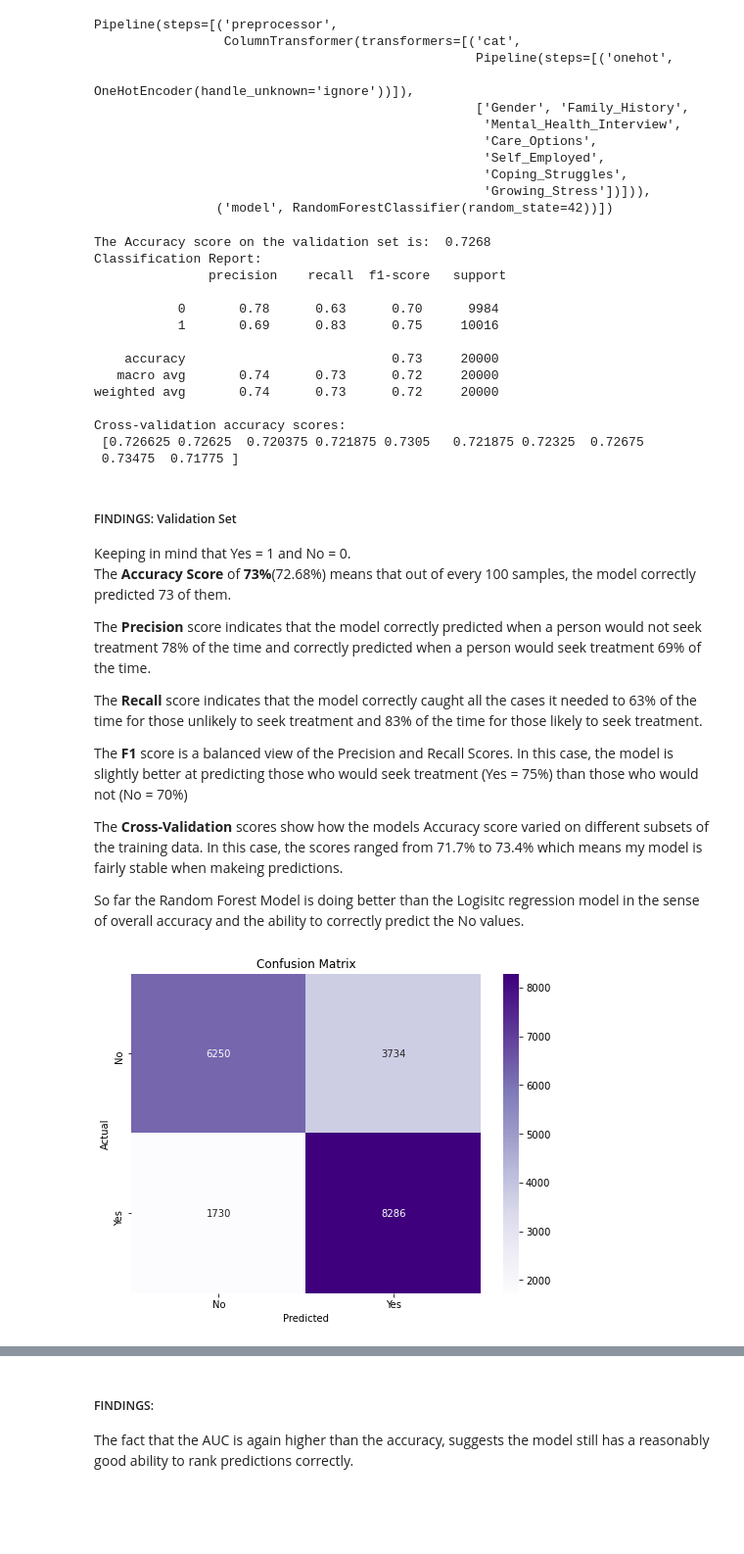
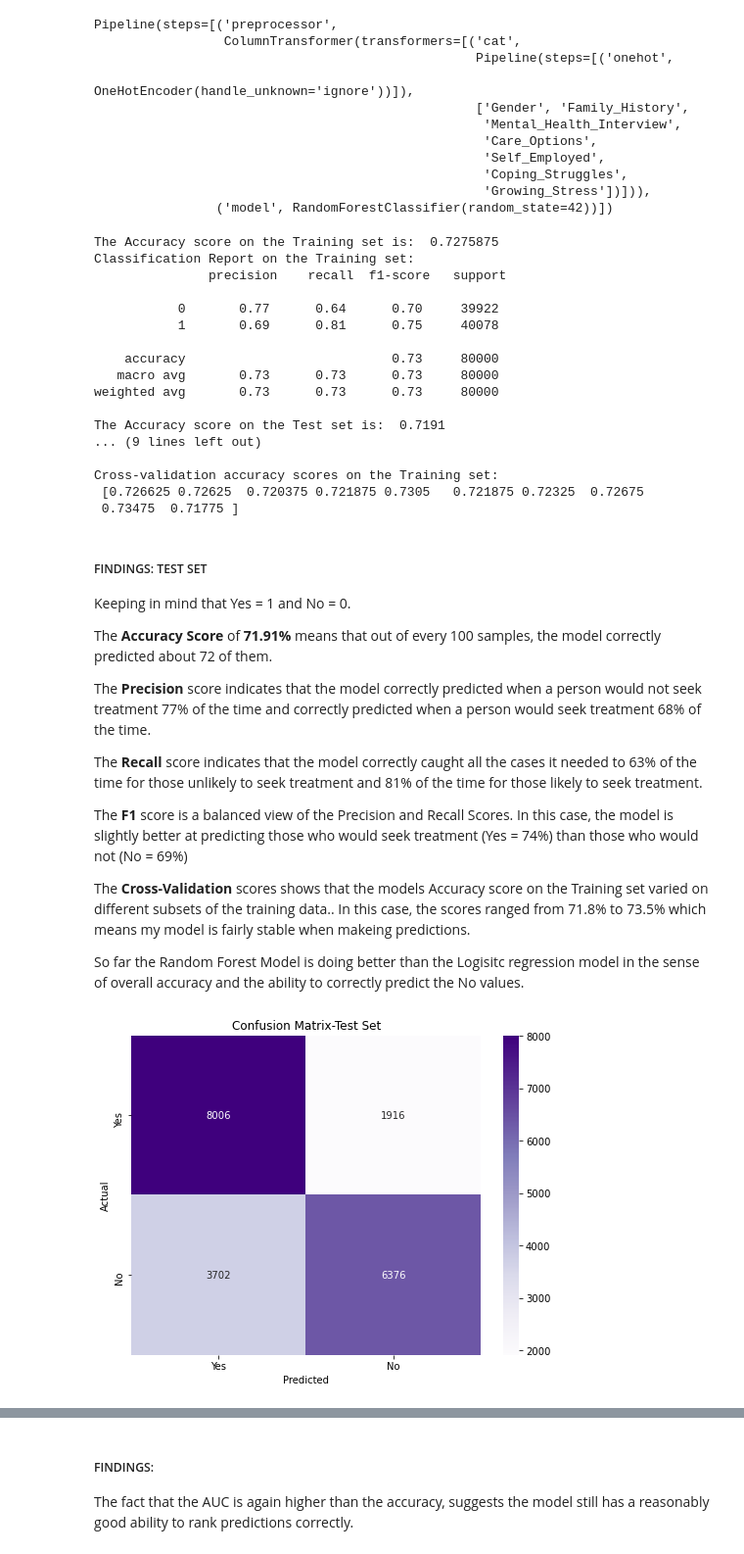
Before and after one commit to Lotus-baumgarner/Will-They-Seek-Treatment, a Jupyter notebook: Models-Conclusions.ipynb, the cells around one changed output, grey strips where cells are left out. Shown at 98% size. Saved outputs shown, nothing was run; the diff lists cells and outputs as text; code cells hidden in the pictures; blank space fills up the shorter version.

```diff
--- a/Models-Conclusions.ipynb
+++ b/Models-Conclusions.ipynb
@@ -99,9 +99,6 @@ significant_features = ['Gender', 'Family_History', 'Mental_Health_Interview', '
 X = df[significant_features]
 y = df['Treatment'].map({'Yes': 1, 'No': 0})
 
-# First split the dataset into train_validation and holdout sets (80/20)
-X_train_val, X_holdout, y_train_val, y_holdout = train_test_split(X, y, test_size=0.2, random_state=42)
-
-# Then split the train_validation set into seperate training and validation sets (75/25)
-X_train, X_val, y_train, y_val = train_test_split(X_train_val, y_train_val, test_size=0.25, random_state=42)
+# First split the dataset into train and test sets (80/20)
+X_train, X_test, y_train, y_test = train_test_split(X, y, test_size=0.2, random_state=42)
 # %%
@@ -389,63 +340,76 @@ Pipeline(steps=[('preprocessor',
 # Trained the model
 RF_pipeline.fit(X_train, y_train)
 
-# Predictions & Evaluation
-y_pred2 = RF_pipeline.predict(X_val)
-accuracy2 = accuracy_score(y_val, y_pred2)
-classification_report2 = classification_report(y_val, y_pred2)
+# Predictions & Evaluation on the Training set
+y_pred_train2 = RF_pipeline.predict(X_train)
+accuracy_train2 = accuracy_score(y_train, y_pred_train2)
+classification_report_train2 = classification_report(y_train, y_pred_train2)
 
-# Cross-validated
-cv_scores2 = cross_val_score(RF_pipeline, X_train_val, y_train_val, cv=10, scoring='accuracy')
+# Predictions & Evaluation on the Test set
+y_pred_test2 = RF_pipeline.predict(X_test)
+accuracy_test2 = accuracy_score(y_test, y_pred_test2)
+classification_report_test2 = classification_report(y_test, y_pred_test2)
 
-print("\033[1mThe Accuracy score on the validation set is:\033[0m ", accuracy2)
-print("\033[1mClassification Report:\033[0m\n", classification_report2)
-print("\033[1mCross-validation accuracy scores:\033[0m\n", cv_scores2)
+# Cross-validated scores on the Training set
+cv_scores_train2 = cross_val_score(RF_pipeline, X_train, y_train, cv=10, scoring='accuracy')
+
+print("\033[1mThe Accuracy score on the Training set is:\033[0m ", accuracy_train2)
+print("\033[1mClassification Report on the Training set:\033[0m\n", classification_report_train2)
+
+print("\033[1mThe Accuracy score on the Test set is:\033[0m ", accuracy_test2)
+print("\033[1mClassification Report on the Test set:\033[0m\n", classification_report_test2)
+
+print("\033[1mCross-validation accuracy scores on the Training set:\033[0m\n", cv_scores_train2)
 # %% [output]
-The Accuracy score on the validation set is:  0.7268
-Classification Report:
+The Accuracy score on the Training set is:  0.7275875
+Classification Report on the Training set:
                precision    recall  f1-score   support
 
-           0       0.78      0.63      0.70      9984
-           1       0.69      0.83      0.75     10016
+           0       0.77      0.64      0.70     39922
+           1       0.69      0.81      0.75     40078
 
-    accuracy                           0.73     20000
-   macro avg       0.74      0.73      0.72     20000
-weighted avg       0.74      0.73      0.72     20000
+    accuracy                           0.73     80000
+   macro avg       0.73      0.73      0.73     80000
+weighted avg       0.73      0.73      0.73     80000
 
-Cross-validation accuracy scores:
+The Accuracy score on the Test set is:  0.7191
+... (9 lines left out)
+
+Cross-validation accuracy scores on the Training set:
  [0.726625 0.72625  0.720375 0.721875 0.7305   0.721875 0.72325  0.72675
  0.73475  0.71775 ]
 # %% [markdown]
-##### FINDINGS:  Validation Set
+##### FINDINGS:  TEST SET
 Keeping in mind that Yes = 1 and No = 0.
-The __Accuracy Score__ of __73%__(72.68%) means that out of every 100 samples, the model correctly predicted 73 of them.
 
-The __Precision__ score indicates that the model correctly predicted when a person would not seek treatment 78% of the time and correctly predicted when a person would seek treatment 69% of the time.
+The __Accuracy Score__ of __71.91%__ means that out of every 100 samples, the model correctly predicted about 72 of them.
 
-The __Recall__ score indicates that the model correctly caught all the cases it needed to 63% of the time for those unlikely to seek treatment and 83% of the time for those likely to seek treatment.
+The __Precision__ score indicates that the model correctly predicted when a person would not seek treatment 77% of the time and correctly predicted when a person would seek treatment 68% of the time.
 
-The __F1__ score is a balanced view of the Precision and Recall Scores. In this case, the model is slightly better at predicting those who would seek treatment (Yes = 75%) than those who would not (No = 70%)
+The __Recall__ score indicates that the model correctly caught all the cases it needed to 63% of the time for those unlikely to seek treatment and 81% of the time for those likely to seek treatment.
 
-The __Cross-Validation__ scores show how the models Accuracy score varied on different subsets of the training data. In this case, the scores ranged from 71.7% to 73.4% which means my model is fairly stable when makeing predictions.
+The __F1__ score is a balanced view of the Precision and Recall Scores. In this case, the model is slightly better at predicting those who would seek treatment (Yes = 74%) than those who would not (No = 69%)
+
+The __Cross-Validation__ scores shows that the models Accuracy score on the Training set varied on different subsets of the training data.. In this case, the scores ranged from 71.8% to 73.5% which means my model is fairly stable when makeing predictions.
 
 So far the Random Forest Model is doing better than the Logisitc regression model in the sense of overall accuracy and the ability to correctly predict the No values.
 # %%
 # Created the confusion matrix for visualization
-cm2 = confusion_matrix(y_val, y_pred2, labels=RF_pipeline.named_steps['model'].classes_)
+cm2 = confusion_matrix(y_test, y_pred_test2, labels=[1, 0])
 
 plt.figure(figsize=(8, 6))
 sns.heatmap(cm2, annot=True, fmt='d', cmap='Purples')
 
 plt.xlabel('Predicted')
 plt.ylabel('Actual')
-plt.title('Confusion Matrix')
+plt.title('Confusion Matrix-Test Set')
 
-plt.xticks(ticks=[0.5, 1.5], labels=['No', 'Yes'])
-plt.yticks(ticks=[0.5, 1.5], labels=['No', 'Yes'])
+plt.xticks(ticks=[0.5, 1.5], labels=['Yes', 'No'])
+plt.yticks(ticks=[0.5, 1.5], labels=['Yes', 'No'])
 
-plt.savefig('cm2_RandForest.png', dpi=300, bbox_inches='tight')
+plt.savefig('cm2-RandForest.png', dpi=300, bbox_inches='tight')
 
 plt.show()
 # %% [output]
-[figure, old version]
+[figure, new version]
 # %% [markdown]
```
Also changed, not shown: parts of 45 cells of this notebook.
